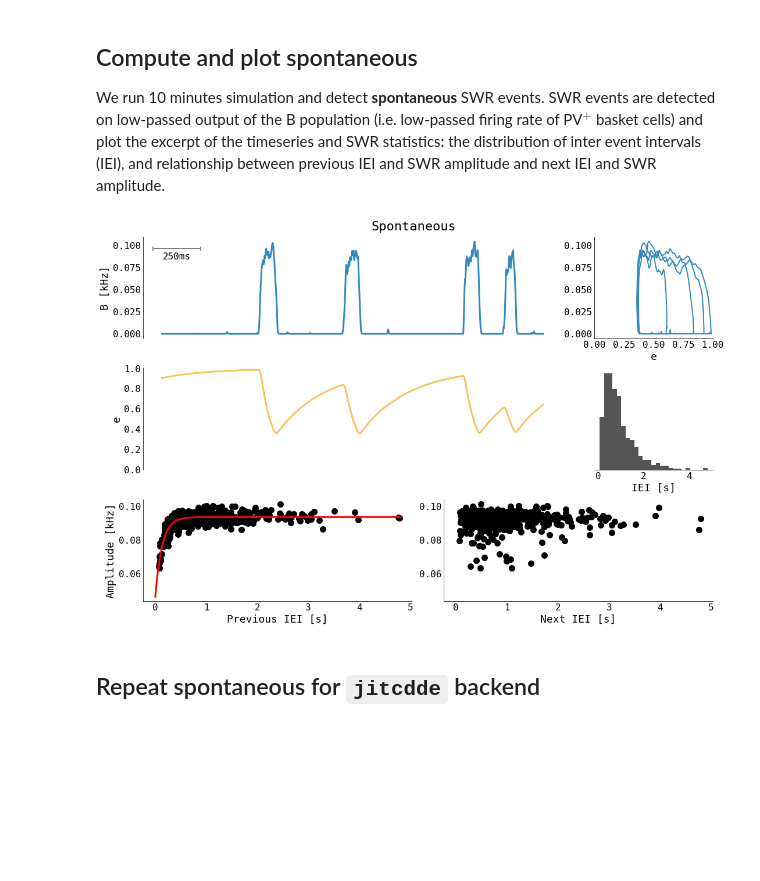
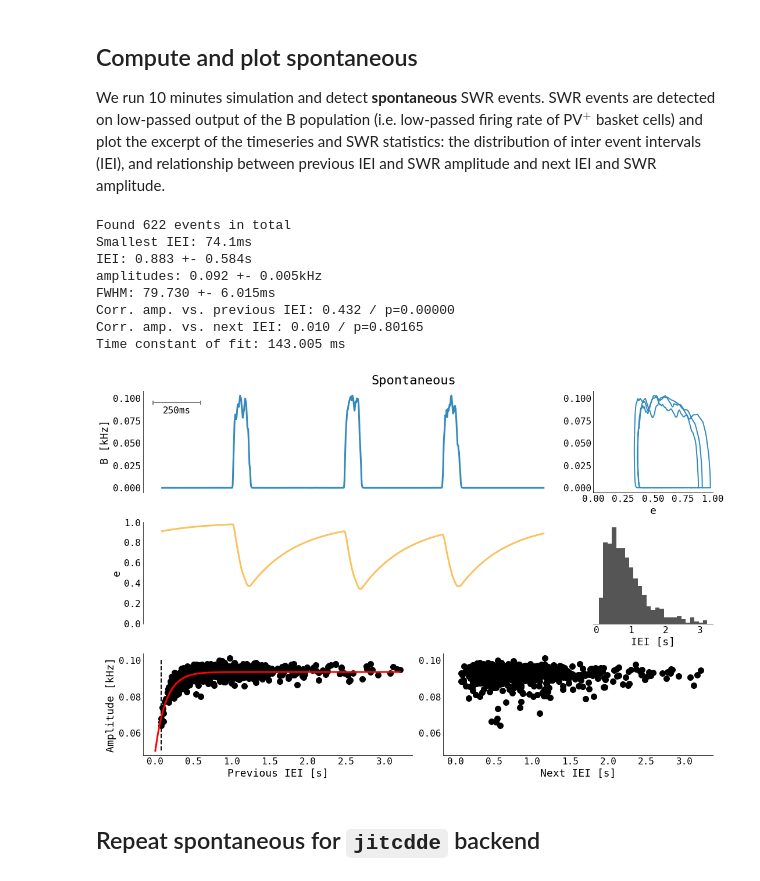
Before and after one commit to jajcayn/re_hippocampal_model, a Jupyter notebook: fig6-spontaneous_vs_evoked_SWR_properties.ipynb, the cells around one changed output. Drawn from its saved outputs; the diff is of its cells as text; code cells hidden in the pictures; blank space fills up the shorter version.

```diff
--- a/fig6-spontaneous_vs_evoked_SWR_properties.ipynb
+++ b/fig6-spontaneous_vs_evoked_SWR_properties.ipynb
@@ -78,7 +148,7 @@ We run 10 minutes simulation and detect **spontaneous** SWR events. SWR events a
 # simulate 10 minutes
 res = simulate_hc_spontaneous(duration=600, backend="numba")
 
-peaks, iei, amps = detect_peaks(
+peaks, iei, amps, fwhms = detect_peaks(
     res.sel({"output": "r_mean_INH"}).squeeze().values, res.time.values
 )
 # find 2 seconds with at least 3 peaks
@@ -124,35 +194,61 @@ sns.despine(ax=ax)
 
 # IEI
 ax = plt.subplot(gs[1, -1])
 ax.hist(iei, bins=25, fc="#555555")
 sns.despine(ax=ax, left=True)
 ax.set_yticks([])
 ax.set_xlabel("IEI [s]")
+hist_xlims = ax.get_xlim()
+
 
 # SWR amp vs. IEI
 ax = plt.subplot(gs[2, :2])
 ax.plot(iei, amps[1:], "o", color="k")
 # fit
 fit_params, _ = curve_fit(
     fit_func, iei, amps[1:], p0=(2, 2, 68), bounds=(0, [100, 100, 100])
 )
 fit_iei = np.linspace(0, iei.max(), 100)
-ax.plot(fit_iei, fit_func(fit_iei, *fit_params), color="red", linewidth=3)
+amps_fit = fit_func(fit_iei, *fit_params)
+ax.plot(fit_iei, amps_fit, color="red", linewidth=3)
+ax.vlines(iei.min(), amps_fit.min(), amps.max(), linestyles="--", color="k")
 ax.set_xlabel("Previous IEI [s]")
 ax.set_ylabel("Amplitude [kHz]")
 sns.despine(ax=ax)
+fit_xlim = ax.get_xlim()
 
 ax = plt.subplot(gs[2, 2:], sharey=ax, sharex=ax)
 ax.plot(iei, amps[:-1], "o", color="k")
 ax.set_xlabel("Next IEI [s]")
 sns.despine(ax=ax)
+ax.set_xlim(fit_xlim)
 
 plt.suptitle("Spontaneous")
 plt.tight_layout()
 
 plt.savefig("../figs/rate_spontaneous_SWR.pdf", transparent=True, bbox_inches="tight")
+
+print(f"Found {len(peaks)} events in total")
+print(f"Smallest IEI: {iei.min()*1e3:.1f}ms")
+print(f"IEI: {np.mean(iei):.3f} +- {np.std(iei):.3f}s")
+print(f"amplitudes: {np.mean(amps):.3f} +- {np.std(amps):.3f}kHz")
+fwhms *= SAMPLING_DT
+print(f"FWHM: {np.mean(fwhms):.3f} +- {np.std(fwhms):.3f}ms")
+corr = pearsonr(iei, amps[1:])
+print(f"Corr. amp. vs. previous IEI: {corr[0]:.3f} / p={corr[1]:.5f}")
+corr = pearsonr(iei, amps[:-1])
+print(f"Corr. amp. vs. next IEI: {corr[0]:.3f} / p={corr[1]:.5f}")
+print(f"Time constant of fit: {1e3/fit_params[1]:.3f} ms")
 # %% [output]
+Found 622 events in total
+Smallest IEI: 74.1ms
+IEI: 0.883 +- 0.584s
+amplitudes: 0.092 +- 0.005kHz
+FWHM: 79.730 +- 6.015ms
+Corr. amp. vs. previous IEI: 0.432 / p=0.00000
+Corr. amp. vs. next IEI: 0.010 / p=0.80165
+Time constant of fit: 143.005 ms
-[figure, old version]
+[figure, new version]
 # %% [markdown]
 ## Repeat spontaneous for `jitcdde` backend
 # %%
```
Also changed, not shown: parts of 5 cells of this notebook, 3 other files.
